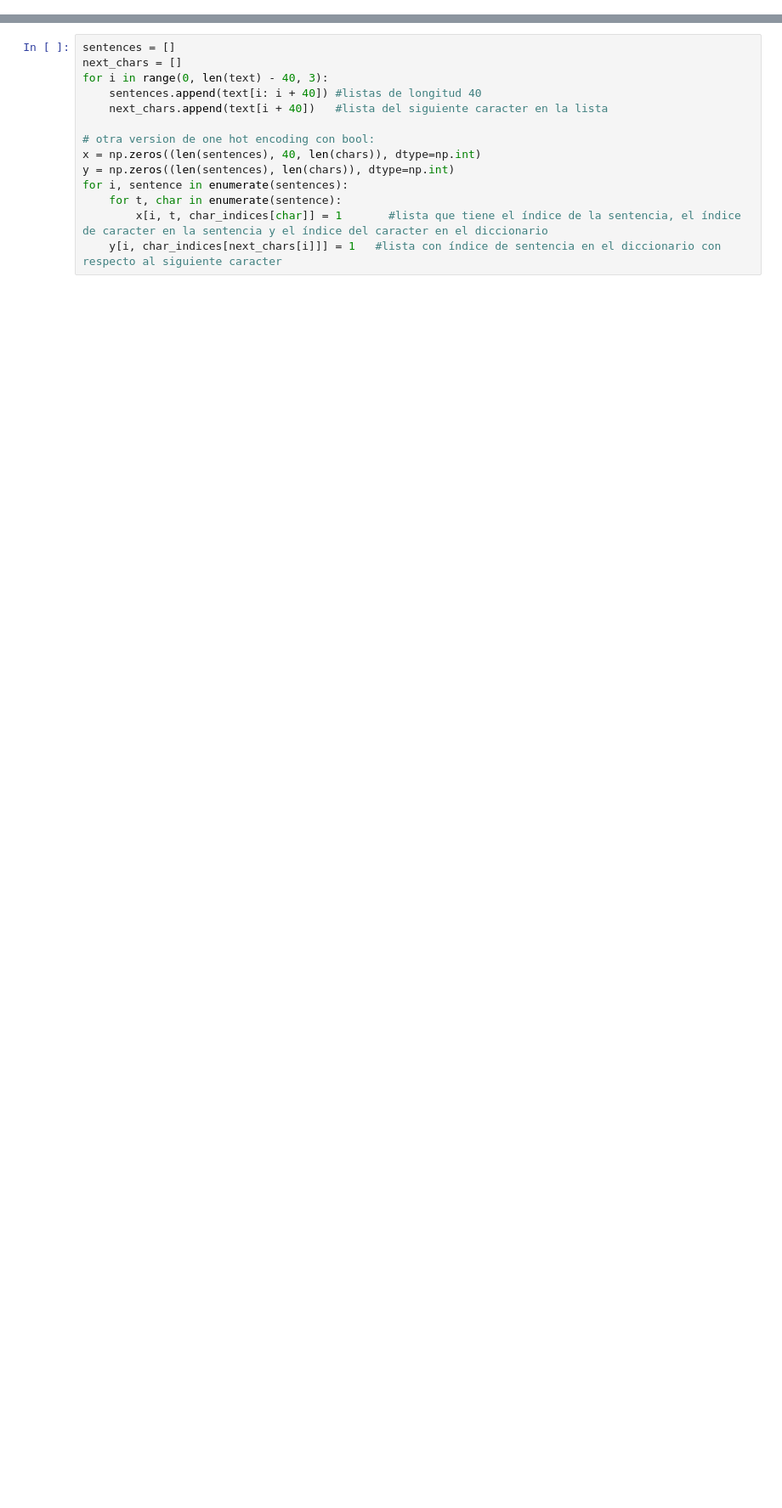
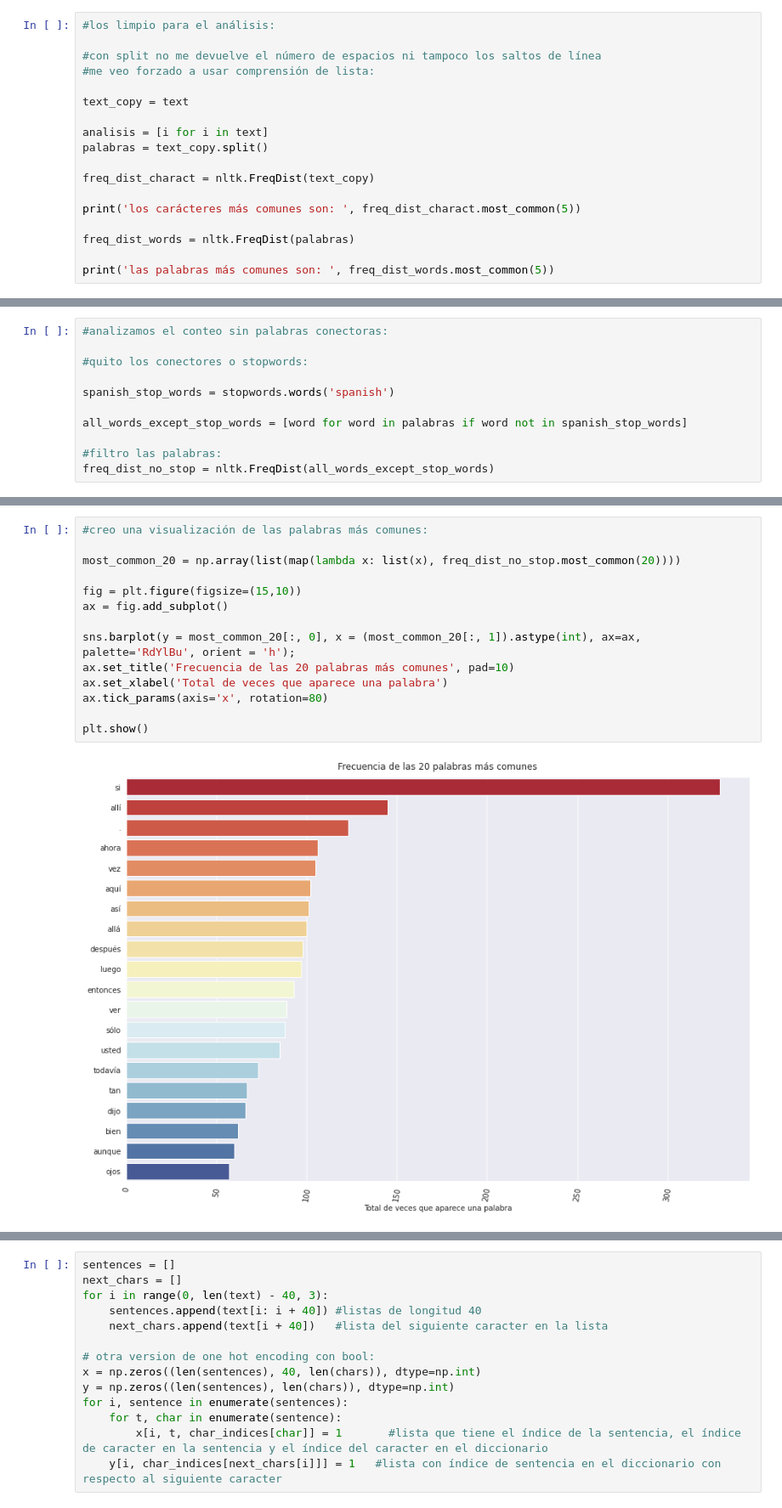
Before and after one commit to zoegarm/Creando-Textos-con-DL, a Jupyter notebook: Proyecto_LSTM_DL.ipynb, the cells around one changed output, grey strips where cells are left out. Shown: that part at 85% size. Cells and saved outputs as stored; diff of their text form; blank space fills up the shorter version.

```diff
--- a/Proyecto_LSTM_DL.ipynb
+++ b/Proyecto_LSTM_DL.ipynb
@@ -87,0 +110,18 @@ text[0:500]
+# %%
+#los limpio para el análisis:
+
+#con split no me devuelve el número de espacios ni tampoco los saltos de línea
+#me veo forzado a usar comprensión de lista:
+
+text_copy = text
+
+analisis = [i for i in text]
+palabras = text_copy.split()
+
+freq_dist_charact = nltk.FreqDist(text_copy)
+
+print('los carácteres más comunes son: ', freq_dist_charact.most_common(5))
+
+freq_dist_words = nltk.FreqDist(palabras)
+
+print('las palabras más comunes son: ', freq_dist_words.most_common(5))
@@ -87,0 +131,11 @@ text[0:500]
+# %%
+#analizamos el conteo sin palabras conectoras:
+
+#quito los conectores o stopwords:
+
+spanish_stop_words = stopwords.words('spanish')
+
+all_words_except_stop_words = [word for word in palabras if word not in spanish_stop_words]
+
+#filtro las palabras:
+freq_dist_no_stop = nltk.FreqDist(all_words_except_stop_words)
@@ -87,0 +156,16 @@ text[0:500]
+# %%
+#creo una visualización de las palabras más comunes:
+
+most_common_20 = np.array(list(map(lambda x: list(x), freq_dist_no_stop.most_common(20))))
+
+fig = plt.figure(figsize=(15,10))
+ax = fig.add_subplot()
+
+sns.barplot(y = most_common_20[:, 0], x = (most_common_20[:, 1]).astype(int), ax=ax, palette='RdYlBu', orient = 'h');
+ax.set_title('Frecuencia de las 20 palabras más comunes', pad=10)
+ax.set_xlabel('Total de veces que aparece una palabra')
+ax.tick_params(axis='x', rotation=80)
+
+plt.show()
+# %% [output]
+[figure, added]
```
Also changed, not shown: parts of 57 cells of this notebook.
